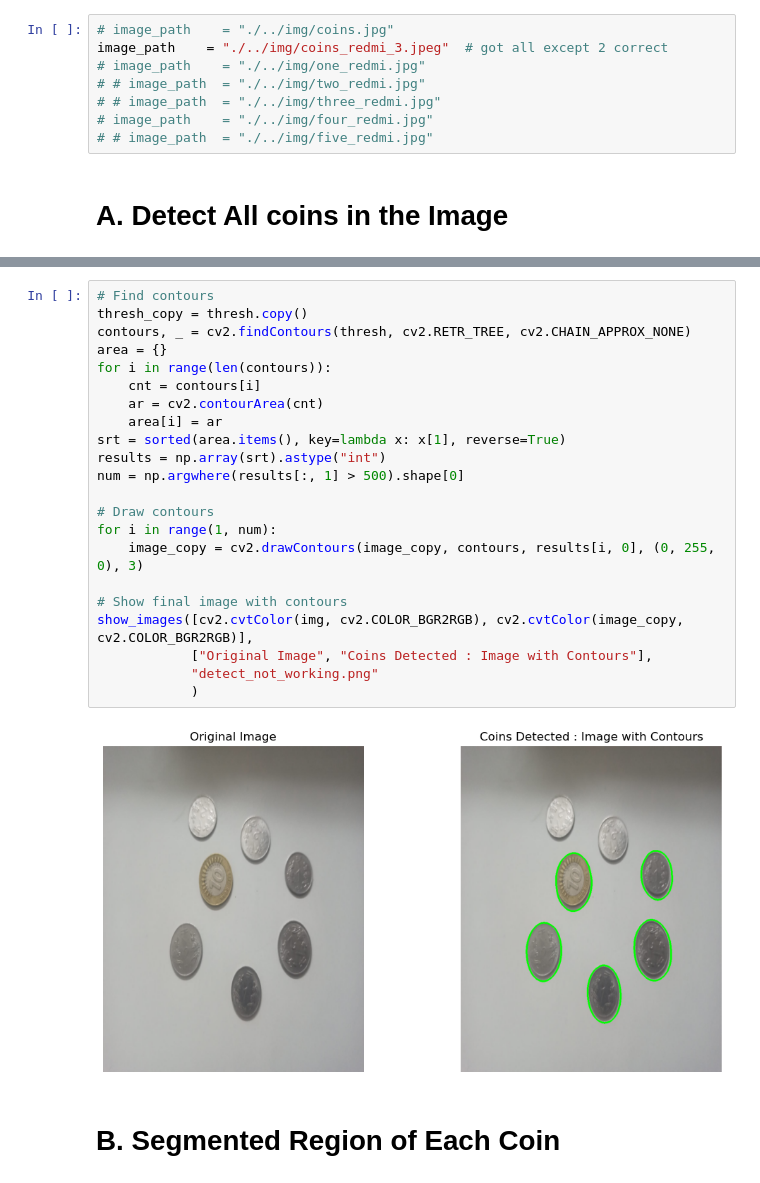
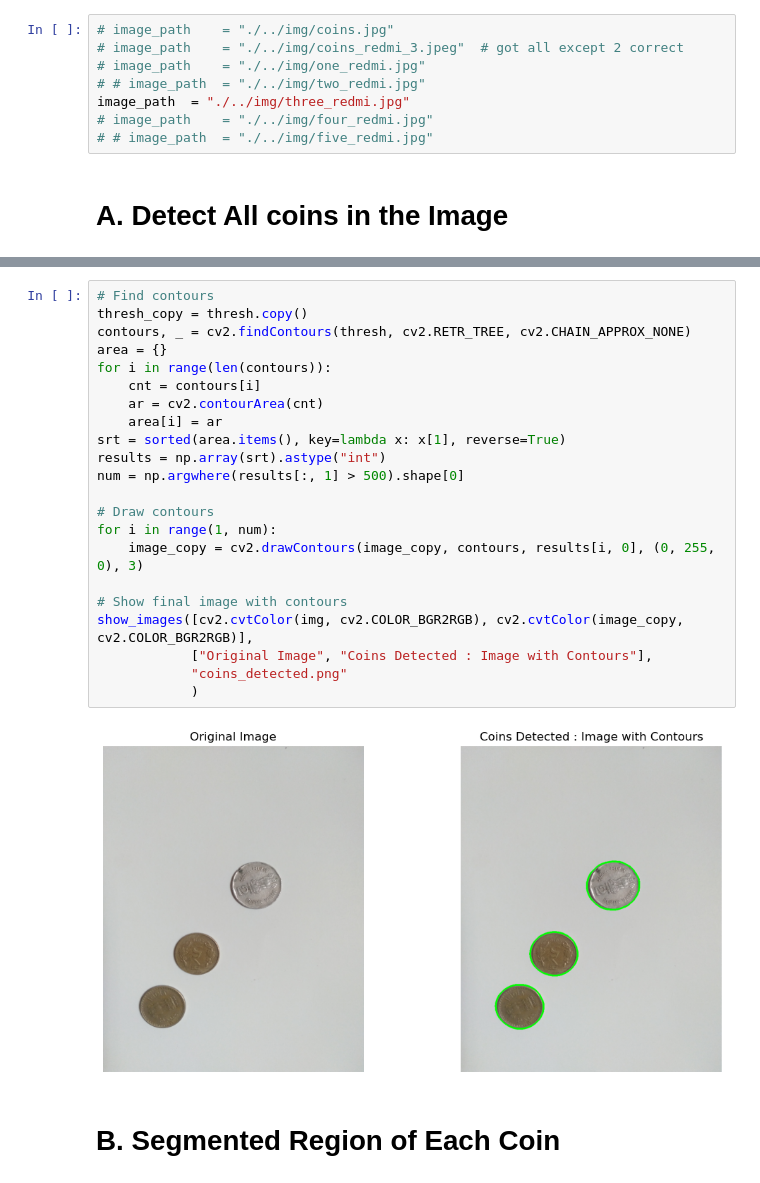
Before and after one commit to Niranjan-GopaL/VR_Assignment1_Niranjan_Gopal_IMT2022543, a Jupyter notebook: Coin_Detect_Segment_Count/coin_count.ipynb, the cells around one changed output, grey strips where cells are left out. Cells and saved outputs as stored; diff of their text form.

```diff
--- a/Coin_Detect_Segment_Count/coin_count.ipynb
+++ b/Coin_Detect_Segment_Count/coin_count.ipynb
@@ -15,10 +15,10 @@ def show_images(images, titles, save_as=False):
     plt.show()
 # %%
 # image_path    = "./../img/coins.jpg"
-image_path    = "./../img/coins_redmi_3.jpeg"  # got all except 2 correct
+# image_path    = "./../img/coins_redmi_3.jpeg"  # got all except 2 correct
 # image_path    = "./../img/one_redmi.jpg"
 # # image_path  = "./../img/two_redmi.jpg"
-# # image_path  = "./../img/three_redmi.jpg"
+image_path  = "./../img/three_redmi.jpg"
 # image_path    = "./../img/four_redmi.jpg"
 # # image_path  = "./../img/five_redmi.jpg"
 # %% [markdown]
@@ -58,27 +58,27 @@ show_images([gray, thresh],
 # %%
 # Find contours
 thresh_copy = thresh.copy()
 contours, _ = cv2.findContours(thresh, cv2.RETR_TREE, cv2.CHAIN_APPROX_NONE)
 area = {}
 for i in range(len(contours)):
     cnt = contours[i]
     ar = cv2.contourArea(cnt)
     area[i] = ar
 srt = sorted(area.items(), key=lambda x: x[1], reverse=True)
 results = np.array(srt).astype("int")
 num = np.argwhere(results[:, 1] > 500).shape[0]
 
 # Draw contours
 for i in range(1, num):
     image_copy = cv2.drawContours(image_copy, contours, results[i, 0], (0, 255, 0), 3)
 
 # Show final image with contours
 show_images([cv2.cvtColor(img, cv2.COLOR_BGR2RGB), cv2.cvtColor(image_copy, cv2.COLOR_BGR2RGB)],
             ["Original Image", "Coins Detected : Image with Contours"],
-            "detect_not_working.png"
+            "coins_detected.png"
             )
 # %% [output]
-[figure, old version]
+[figure, new version]
 # %% [markdown]
 # B. Segmented Region of Each Coin
 # %%
```
Also changed, not shown: parts of 6 cells of this notebook, 5 other files.
